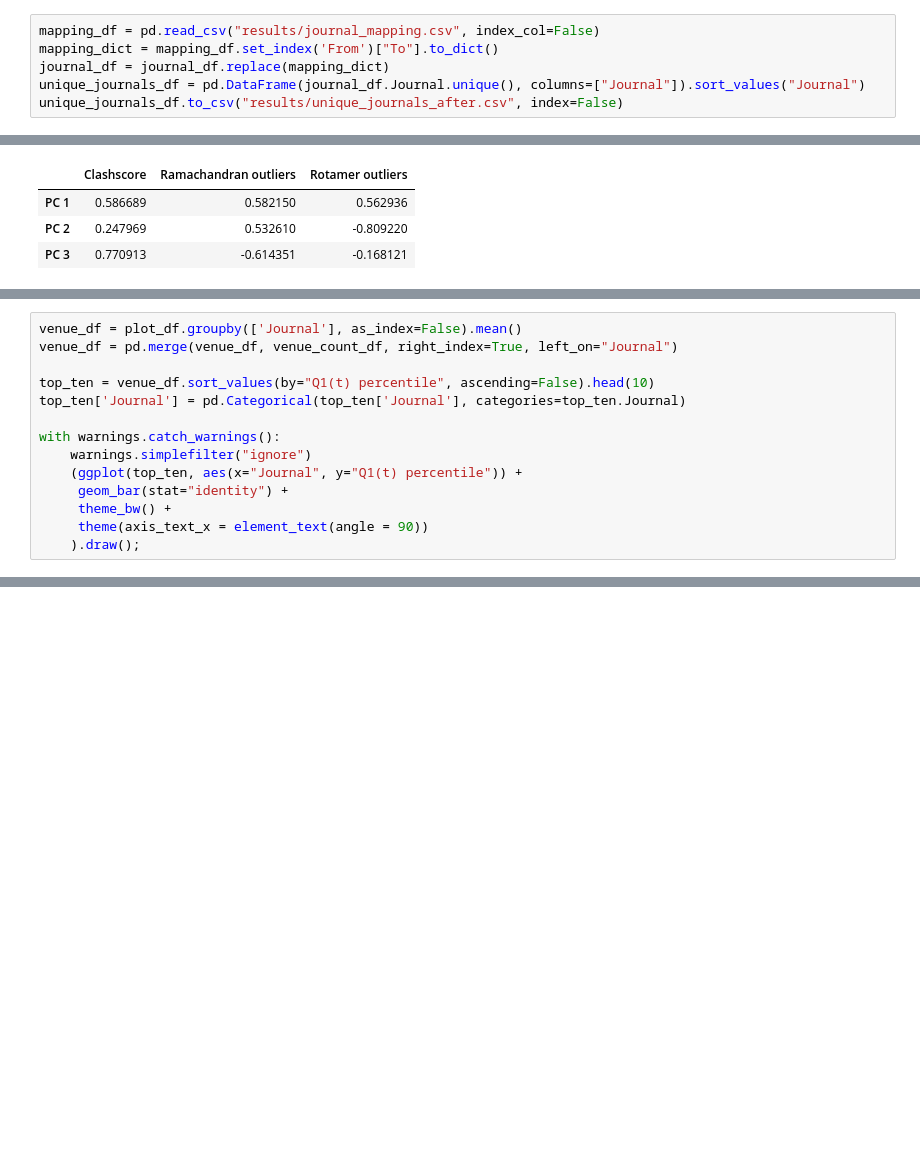
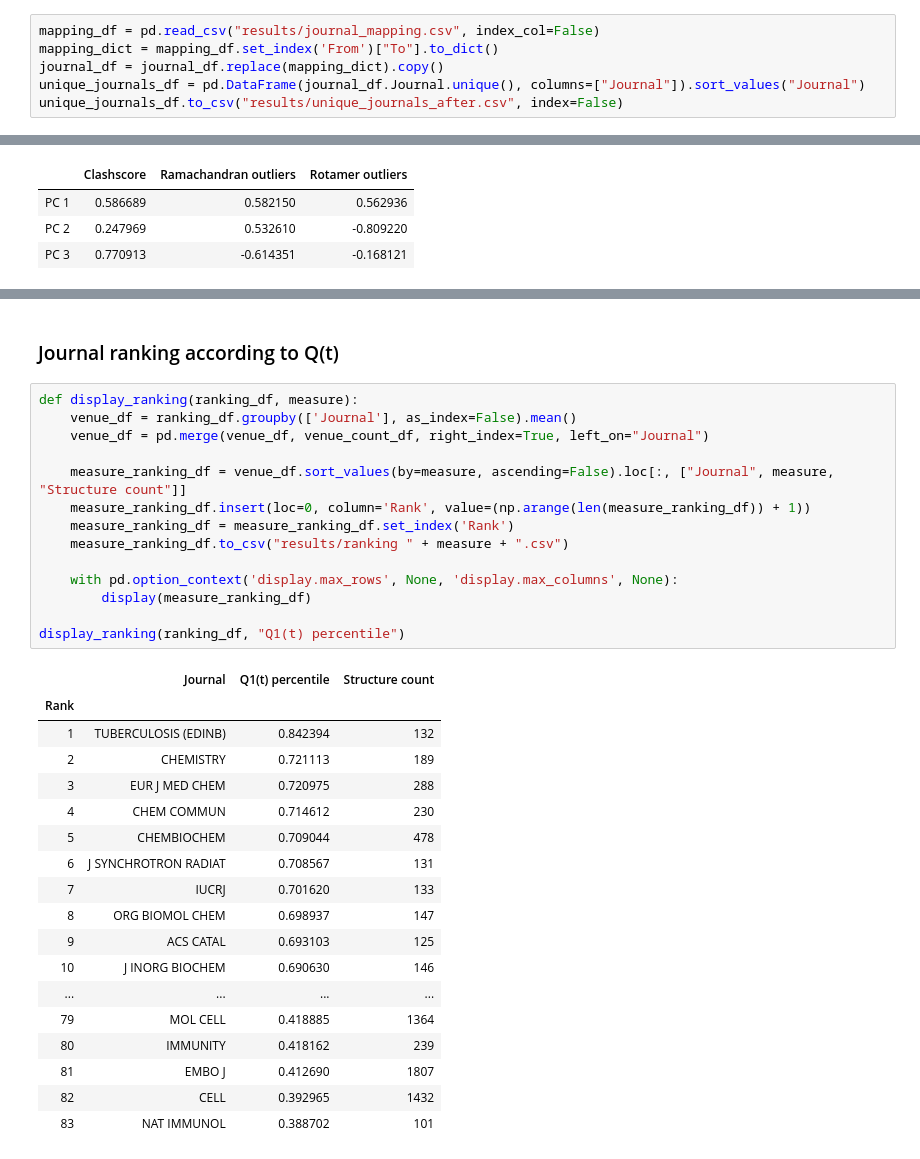
Before and after one commit to dabrze/pdb_structure_quality, a Jupyter notebook: PDB analysis.ipynb, the cells around one changed output, grey strips where cells are left out. Cells and saved outputs as stored; diff of their text form; blank space fills up the shorter version.

```diff
--- a/PDB analysis.ipynb
+++ b/PDB analysis.ipynb
@@ -286,7 +286,7 @@ disappearing_journals_df.to_csv("results/disappearing.csv")
 # %%
 mapping_df = pd.read_csv("results/journal_mapping.csv", index_col=False)
 mapping_dict = mapping_df.set_index('From')["To"].to_dict()
-journal_df = journal_df.replace(mapping_dict)
+journal_df = journal_df.replace(mapping_dict).copy()
 unique_journals_df = pd.DataFrame(journal_df.Journal.unique(), columns=["Journal"]).sort_values("Journal")
 unique_journals_df.to_csv("results/unique_journals_after.csv", index=False)
 # %% [markdown]
@@ -630,14 +525,0 @@ plot_df = plot_df.loc[plot_df.Journal.isin(popular_venues), :]
-# %%
-venue_df = plot_df.groupby(['Journal'], as_index=False).mean()
-venue_df = pd.merge(venue_df, venue_count_df, right_index=True, left_on="Journal")
-
-top_ten = venue_df.sort_values(by="Q1(t) percentile", ascending=False).head(10)
-top_ten['Journal'] = pd.Categorical(top_ten['Journal'], categories=top_ten.Journal)
-
-with warnings.catch_warnings():
-    warnings.simplefilter("ignore")
-    (ggplot(top_ten, aes(x="Journal", y="Q1(t) percentile")) +
-     geom_bar(stat="identity") +
-     theme_bw() +
-     theme(axis_text_x = element_text(angle = 90))
-    ).draw();
@@ -744,0 +674,35 @@ with warnings.catch_warnings():
+# %% [markdown]
+### Journal ranking according to Q(t)
+# %%
+def display_ranking(ranking_df, measure):
+    venue_df = ranking_df.groupby(['Journal'], as_index=False).mean()
+    venue_df = pd.merge(venue_df, venue_count_df, right_index=True, left_on="Journal")
+
+    measure_ranking_df = venue_df.sort_values(by=measure, ascending=False).loc[:, ["Journal", measure, "Structure count"]]
+    measure_ranking_df.insert(loc=0, column='Rank', value=(np.arange(len(measure_ranking_df)) + 1))
+    measure_ranking_df = measure_ranking_df.set_index('Rank')
+    measure_ranking_df.to_csv("results/ranking " + measure + ".csv")
+
+    with pd.option_context('display.max_rows', None, 'display.max_columns', None):
+        display(measure_ranking_df)
+
+display_ranking(ranking_df, "Q1(t) percentile")
+# %% [output]
+|  | Journal | Q1(t) percentile | Structure count |
+| Rank |  |  |  |
+| 1 | TUBERCULOSIS (EDINB) | 0.842394 | 132 |
+| 2 | CHEMISTRY | 0.721113 | 189 |
+| 3 | EUR J MED CHEM | 0.720975 | 288 |
+| 4 | CHEM COMMUN | 0.714612 | 230 |
+| 5 | CHEMBIOCHEM | 0.709044 | 478 |
+| 6 | J SYNCHROTRON RADIAT | 0.708567 | 131 |
+| 7 | IUCRJ | 0.701620 | 133 |
+| 8 | ORG BIOMOL CHEM | 0.698937 | 147 |
+| 9 | ACS CATAL | 0.693103 | 125 |
+| 10 | J INORG BIOCHEM | 0.690630 | 146 |
+| ... | ... | ... | ... |
+| 79 | MOL CELL | 0.418885 | 1364 |
+| 80 | IMMUNITY | 0.418162 | 239 |
+| 81 | EMBO J | 0.412690 | 1807 |
+| 82 | CELL | 0.392965 | 1432 |
+| 83 | NAT IMMUNOL | 0.388702 | 101 |
```
Also changed, not shown: parts of 42 cells of this notebook, 7 other files.
